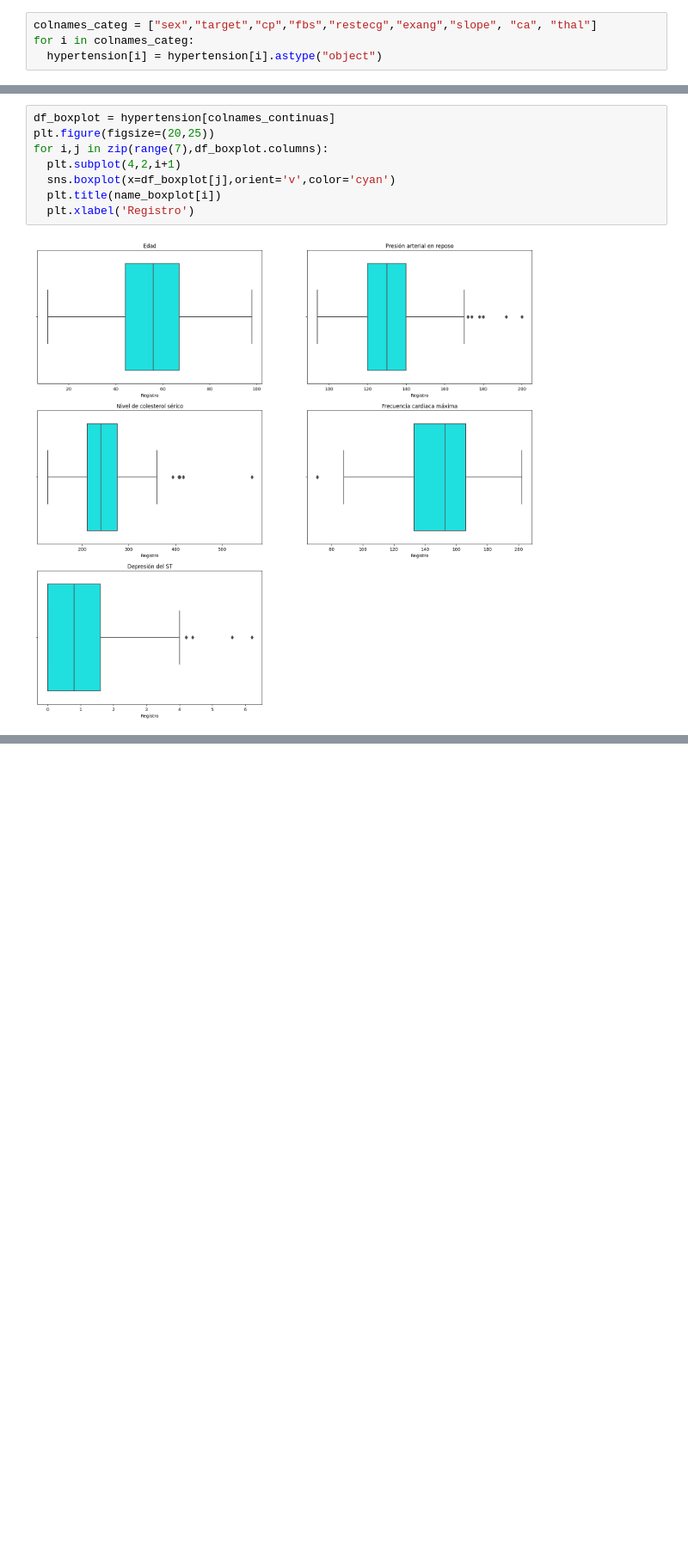
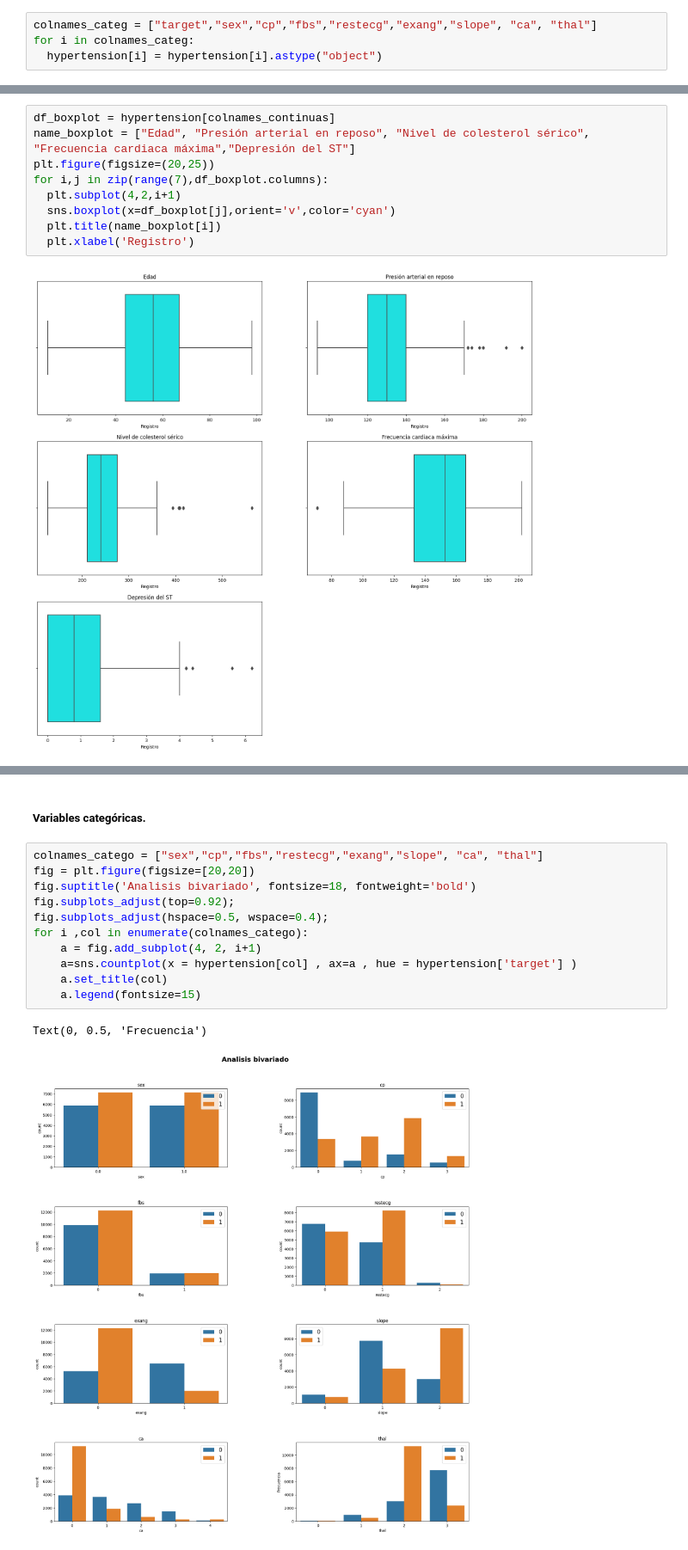
Before and after one commit to YojanAlcaraz28/DSCH-Desafios, a Jupyter notebook: notebooks/Desafío3-Clase7/ProyectoDS_ParteI_Alcaraz.ipynb, the cells around one changed output, grey strips where cells are left out. Shown at 86% size. Saved outputs shown, nothing was run; the diff lists cells and outputs as text; blank space fills up the shorter version.

Commit message:
Análisis bivariado

```diff
--- a/notebooks/Desafío3-Clase7/ProyectoDS_ParteI_Alcaraz.ipynb
+++ b/notebooks/Desafío3-Clase7/ProyectoDS_ParteI_Alcaraz.ipynb
@@ -116,7 +116,7 @@ dtype: object
 # %% [markdown]
 Dado que algunas variables de tipo factor han sido cargadas como entero, se debe hacer la conversión:
 # %%
-colnames_categ = ["sex","target","cp","fbs","restecg","exang","slope", "ca", "thal"]
+colnames_categ = ["target","sex","cp","fbs","restecg","exang","slope", "ca", "thal"]
 for i in colnames_categ:
   hypertension[i] = hypertension[i].astype("object")
 # %%
@@ -314,6 +314,7 @@ for i ,col in enumerate(colnames_continuas):
 A excepción de la variable edad (*age*) que presenta un valor de simetría cercano a cero, las variables continuas no parecen ser simétricas y parece haber presencia de valores atípicos, para comprobar esto se puede analizar el gráfico bolxplot de cada una de ellas:
 # %%
 df_boxplot = hypertension[colnames_continuas]
+name_boxplot = ["Edad", "Presión arterial en reposo", "Nivel de colesterol sérico", "Frecuencia cardiaca máxima","Depresión del ST"]
 plt.figure(figsize=(20,25))
 for i,j in zip(range(7),df_boxplot.columns):
   plt.subplot(4,2,i+1)
@@ -324,0 +334,16 @@ for i,j in zip(range(7),df_boxplot.columns):
+# %% [markdown]
+##### Variables categóricas.
+# %%
+colnames_catego = ["sex","cp","fbs","restecg","exang","slope", "ca", "thal"]
+fig = plt.figure(figsize=[20,20])
+fig.suptitle('Analisis bivariado', fontsize=18, fontweight='bold')
+fig.subplots_adjust(top=0.92);
+fig.subplots_adjust(hspace=0.5, wspace=0.4);
+for i ,col in enumerate(colnames_catego):
+    a = fig.add_subplot(4, 2, i+1)
+    a=sns.countplot(x = hypertension[col] , ax=a , hue = hypertension['target'] )
+    a.set_title(col)
+    a.legend(fontsize=15)
+# %% [output]
+Text(0, 0.5, 'Frecuencia')
+[figure, added]
```
Also changed, not shown: parts of 4 cells of this notebook.
